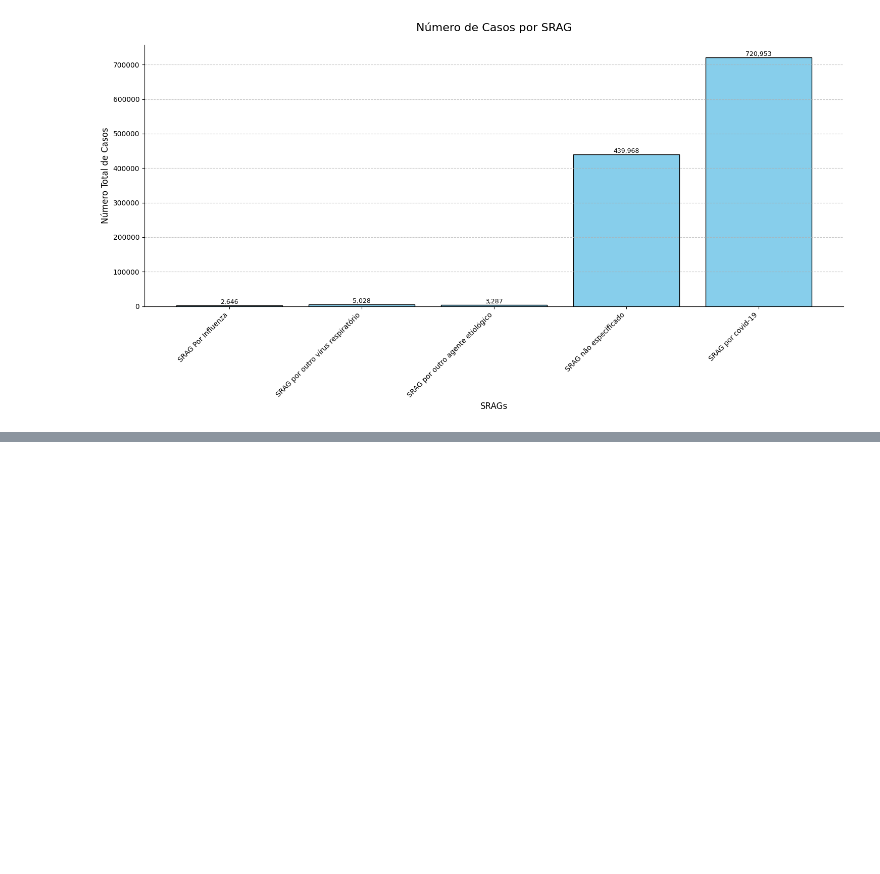
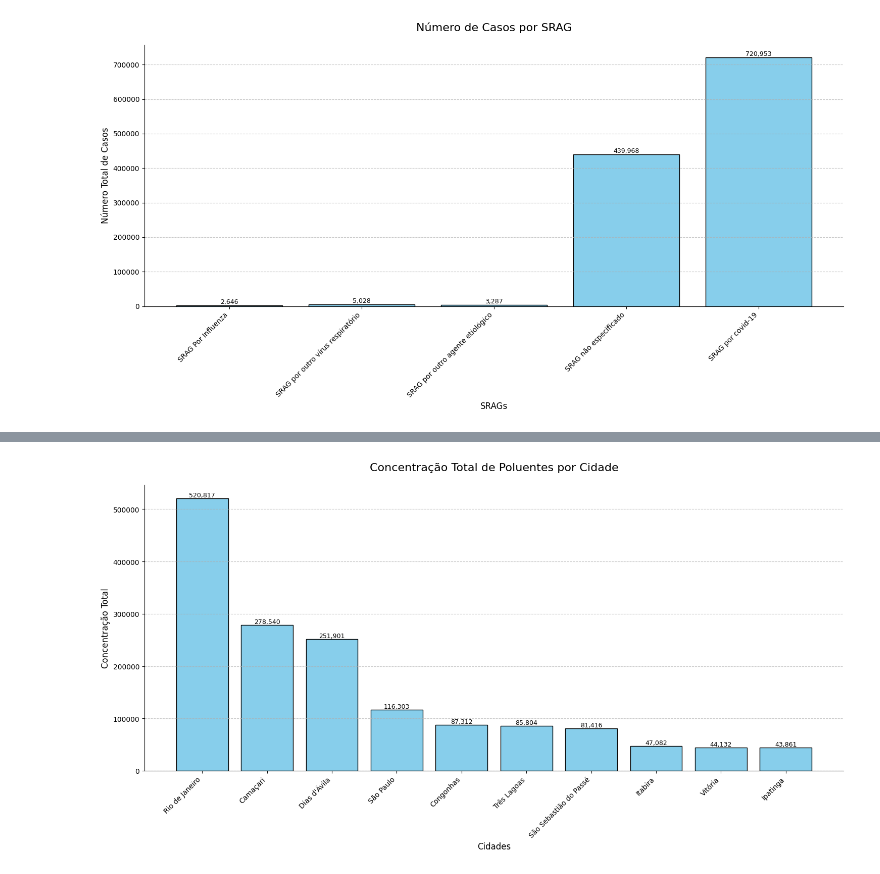
Before and after one commit to guifaraco/analytics-air-quality, a Jupyter notebook: notebooks/EDA.ipynb, the cells around one changed output, grey strips where cells are left out. Drawn from its saved outputs; the diff is of its cells as text; code cells hidden in the pictures; blank space fills up the shorter version.

```diff
--- a/notebooks/EDA.ipynb
+++ b/notebooks/EDA.ipynb
@@ -510,0 +588,16 @@ plt.show()
+# %%
+# Cidades com maiores concentrações
+# Concentração total de todos os poluentes
+def agrupando_por_poluente_cidade(df):
+    result_dict = {}
+
+    for _, row in df.iterrows():
+        key = row['nome_mun']
+
+        result_dict[key] = result_dict.get(key, 0) + 1
+
+    return result_dict
+# %%
+dict_pol_cidade = agrupando_por_poluente_cidade(df_medidas)
+# %%
+dict_pol_cidade_ordenado = dict(sorted(dict_pol_cidade.items(), key=lambda item: item[1], reverse=True))
@@ -510,0 +624,38 @@ plt.show()
+# %%
+top10_cidades = dict(itertools.islice(dict_pol_cidade_ordenado.items(), 10))
+# %%
+# Ordenar os estados e valores
+labels = list(top10_cidades.keys())
+values = list(top10_cidades.values())
+
+# Configurações do gráfico
+plt.figure(figsize=(15, 8))  # Tamanho aumentado
+bars = plt.bar(labels, values, color='skyblue', edgecolor='black')
+
+# Adicionar rótulos nas barras
+for bar in bars:
+    height = bar.get_height()
+    plt.text(
+        bar.get_x() + bar.get_width() / 2,
+        height,
+        f'{height:,}',  # Formato com separador de milhares
+        ha='center',
+        va='bottom',
+        fontsize=9
+    )
+
+# Ajustes estéticos
+plt.title('Concentração Total de Poluentes por Cidade', fontsize=16, pad=20)
+plt.xlabel('Cidades', fontsize=12)
+plt.ylabel('Concentração Total', fontsize=12)
+plt.xticks(rotation=45, ha='right')  # Rotacionar rótulos para melhor leitura
+plt.grid(axis='y', linestyle='--', alpha=0.7)  # Grades horizontais
+
+# Remover bordas desnecessárias
+plt.gca().spines['top'].set_visible(False)
+plt.gca().spines['right'].set_visible(False)
+
+plt.tight_layout()  # Ajustar layout para evitar cortes
+plt.show()
+# %% [output]
+[figure, added]
```
Also changed, not shown: parts of 9 cells of this notebook.
